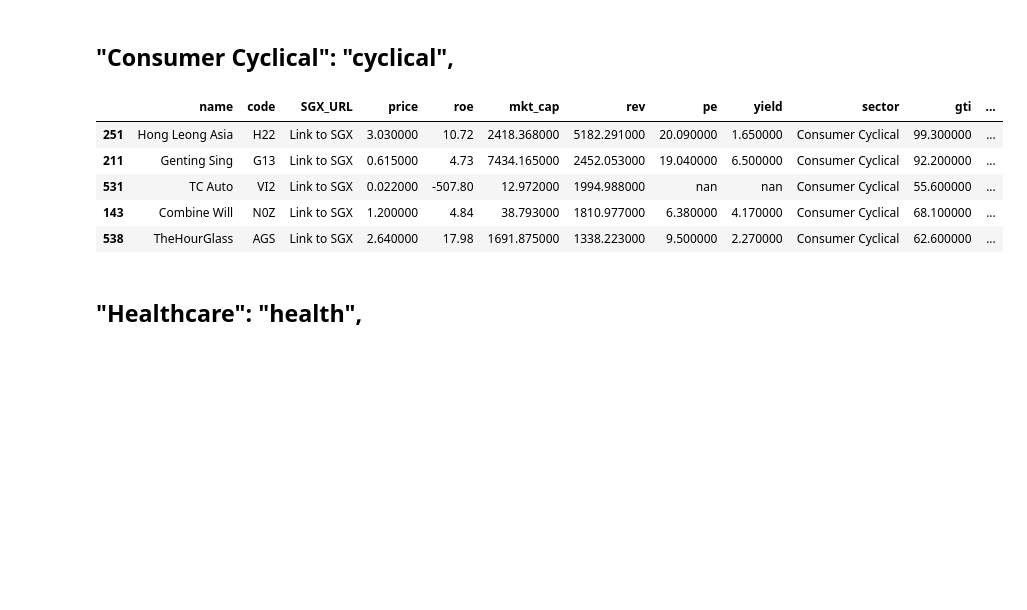
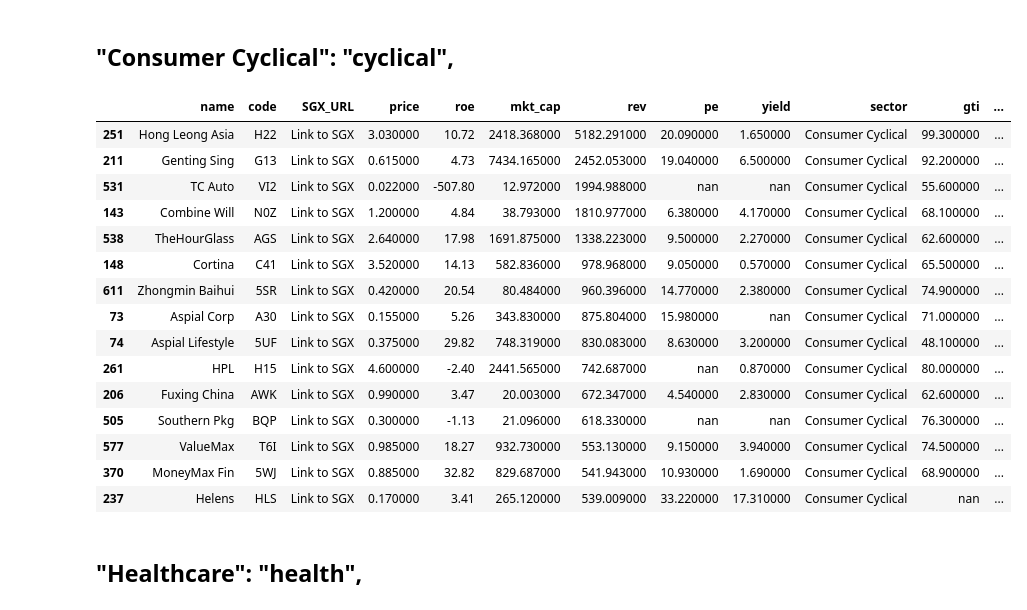
Before and after one commit to mrsmmori1234/notebooks_rep, a Jupyter notebook: notebooks/sgx_securities.ipynb, the cells around one changed output. Saved outputs shown, nothing was run; the diff lists cells and outputs as text; code cells hidden in the pictures; blank space fills up the shorter version.

```diff
--- a/notebooks/sgx_securities.ipynb
+++ b/notebooks/sgx_securities.ipynb
@@ -233,14 +243,24 @@ Yangzijiang Shipbuilding (BS6 / YZJ Shipbldg)
 # %% [markdown]
 ## "Consumer Cyclical": "cyclical",
 # %%
-sector_dfs['cyclical'].sort_values(by="rev", ascending=False, na_position="last").head(5).style.format({'SGX_URL': make_clickable})
+sector_dfs['cyclical'].sort_values(by="rev", ascending=False, na_position="last").head(15).style.format({'SGX_URL': make_clickable})
 # %% [output]
 |  | name | code | SGX_URL | price | roe | mkt_cap | rev | pe | yield | sector | gti | ... |
 | 251 | Hong Leong Asia | H22 | Link to SGX | 3.030000 | 10.72 | 2418.368000 | 5182.291000 | 20.090000 | 1.650000 | Consumer Cyclical | 99.300000 | ... |
 | 211 | Genting Sing | G13 | Link to SGX | 0.615000 | 4.73 | 7434.165000 | 2452.053000 | 19.040000 | 6.500000 | Consumer Cyclical | 92.200000 | ... |
 | 531 | TC Auto | VI2 | Link to SGX | 0.022000 | -507.80 | 12.972000 | 1994.988000 | nan | nan | Consumer Cyclical | 55.600000 | ... |
 | 143 | Combine Will | N0Z | Link to SGX | 1.200000 | 4.84 | 38.793000 | 1810.977000 | 6.380000 | 4.170000 | Consumer Cyclical | 68.100000 | ... |
 | 538 | TheHourGlass | AGS | Link to SGX | 2.640000 | 17.98 | 1691.875000 | 1338.223000 | 9.500000 | 2.270000 | Consumer Cyclical | 62.600000 | ... |
+| 148 | Cortina | C41 | Link to SGX | 3.520000 | 14.13 | 582.836000 | 978.968000 | 9.050000 | 0.570000 | Consumer Cyclical | 65.500000 | ... |
+| 611 | Zhongmin Baihui | 5SR | Link to SGX | 0.420000 | 20.54 | 80.484000 | 960.396000 | 14.770000 | 2.380000 | Consumer Cyclical | 74.900000 | ... |
+| 73 | Aspial Corp | A30 | Link to SGX | 0.155000 | 5.26 | 343.830000 | 875.804000 | 15.980000 | nan | Consumer Cyclical | 71.000000 | ... |
+| 74 | Aspial Lifestyle | 5UF | Link to SGX | 0.375000 | 29.82 | 748.319000 | 830.083000 | 8.630000 | 3.200000 | Consumer Cyclical | 48.100000 | ... |
+| 261 | HPL | H15 | Link to SGX | 4.600000 | -2.40 | 2441.565000 | 742.687000 | nan | 0.870000 | Consumer Cyclical | 80.000000 | ... |
+| 206 | Fuxing China | AWK | Link to SGX | 0.990000 | 3.47 | 20.003000 | 672.347000 | 4.540000 | 2.830000 | Consumer Cyclical | 62.600000 | ... |
+| 505 | Southern Pkg | BQP | Link to SGX | 0.300000 | -1.13 | 21.096000 | 618.330000 | nan | nan | Consumer Cyclical | 76.300000 | ... |
+| 577 | ValueMax | T6I | Link to SGX | 0.985000 | 18.27 | 932.730000 | 553.130000 | 9.150000 | 3.940000 | Consumer Cyclical | 74.500000 | ... |
+| 370 | MoneyMax Fin | 5WJ | Link to SGX | 0.885000 | 32.82 | 829.687000 | 541.943000 | 10.930000 | 1.690000 | Consumer Cyclical | 68.900000 | ... |
+| 237 | Helens | HLS | Link to SGX | 0.170000 | 3.41 | 265.120000 | 539.009000 | 33.220000 | 17.310000 | Consumer Cyclical | nan | ... |
 # %% [markdown]
 ## "Healthcare": "health",
 # %%
```
Also changed, not shown: parts of 3 cells of this notebook, 5 other files.
